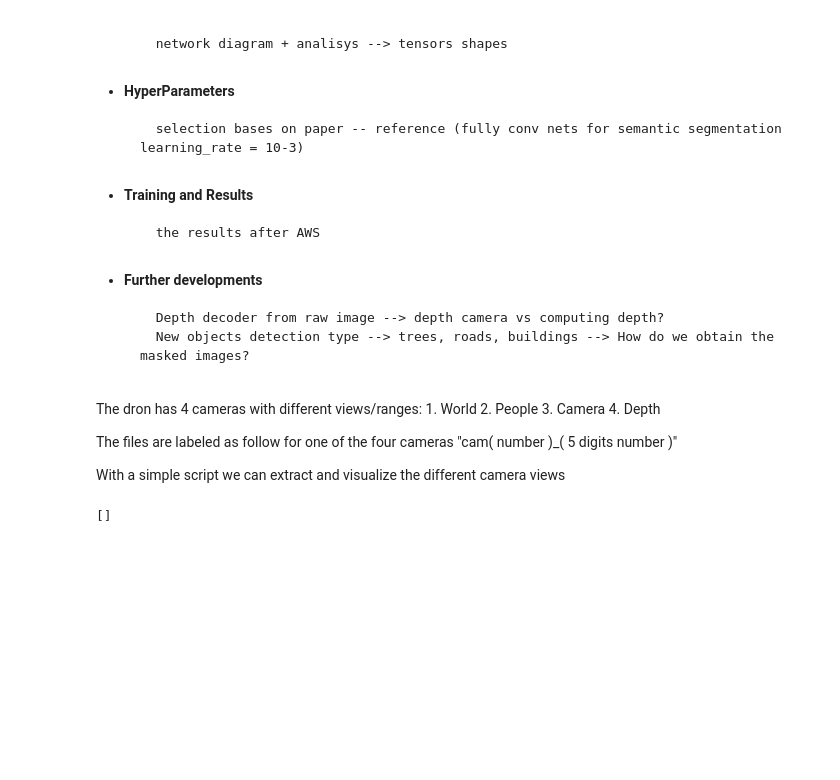
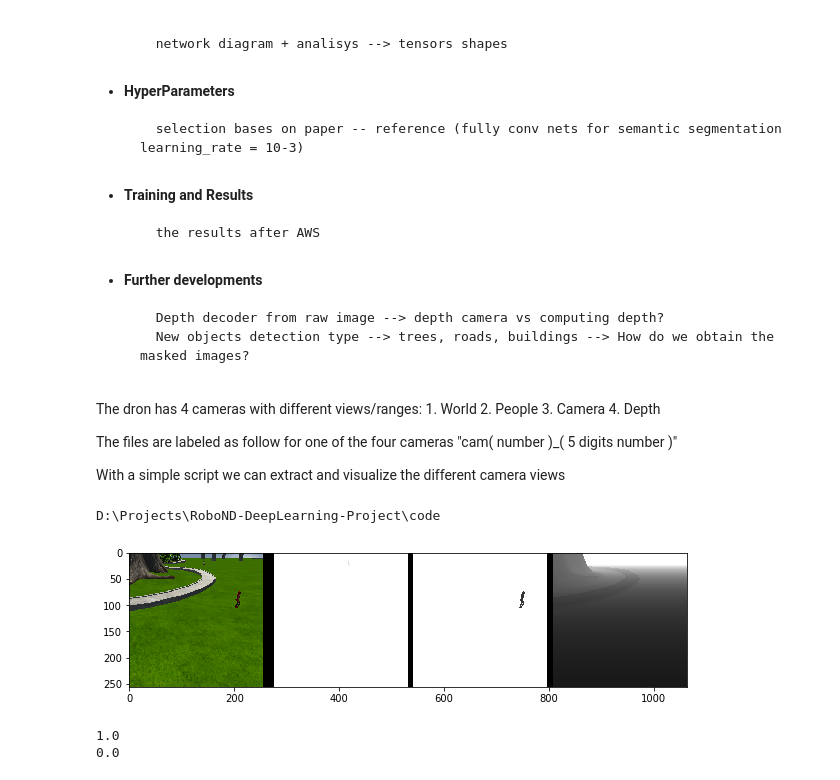
Before and after one commit to Olcina/RoboND-DeepLearning-Project, a Jupyter notebook: code/Write Up Project4 - Follow Me.ipynb, the cells around one changed output. Cells and saved outputs as stored; diff of their text form; code cells hidden in the pictures; blank space fills up the shorter version.

Commit message:
feat: segmen_lab code + image stats

```diff
--- a/code/Write Up Project4 - Follow Me.ipynb
+++ b/code/Write Up Project4 - Follow Me.ipynb
@@ -35,14 +57,44 @@ The dron has 4 cameras with different views/ranges:
 The files are labeled as follow for one of the four cameras  "cam( number )_( 5 digits number )"
 
 With a simple script we can extract and visualize the different camera views
-# %%
-folder = 'data/raw_sim_data/train/IMG/'
-
-def img_to_list(folder):
-    img_list = glob.glob(folder + '*.png')
-    return img_list
-
-print(img_to_list(folder))
-#images = img_to_list('train/train_combined/masks/')
-# %% [output]
-[]
+# %%
+#Load all images from selected folder in a sorted list with the 4 camera views
+print(os.getcwd())
+folder = '../data/raw_sim_data/train/IMG/'
+
+def img_to_list(folder, image_type):
+    img_list = glob.glob(folder +'*.' + str(image_type))
+    return img_list
+
+images =sorted(img_to_list(folder, 'png'))
+
+steps = int(len(images)/4)
+dron_images_list = []
+for i in range(0,steps):
+    cameras_pick = []
+    for j in range(0,4):
+        cameras_pick.append(images[i+j*steps])
+    dron_images_list.append(cameras_pick)
+# %% [output]
+D:\Projects\RoboND-DeepLearning-Project\code
+# %%
+# Select a random number and load the pictures for visualization
+it = randint(0,steps)
+
+ran_images = [np.array(mpimg.imread(img)) for img in dron_images_list[it]]
+#generate a border for between images
+border = np.zeros((ran_images[0].shape[0],10,3))
+img_concat = np.concatenate((ran_images[0],border),axis=1)
+for i in ran_images[1:]:
+    img_concat = np.concatenate((img_concat,border,i),axis=1)
+
+plt.figure(figsize=(10,5))
+plt.imshow(img_concat)
+plt.show()
+
+print(np.amax(ran_images[0]))
+print(np.amin(ran_images[0]))
+# %% [output]
+[figure, added]
+1.0
+0.0
```
Also changed, not shown: parts of 10 cells of this notebook, 2 other files.
